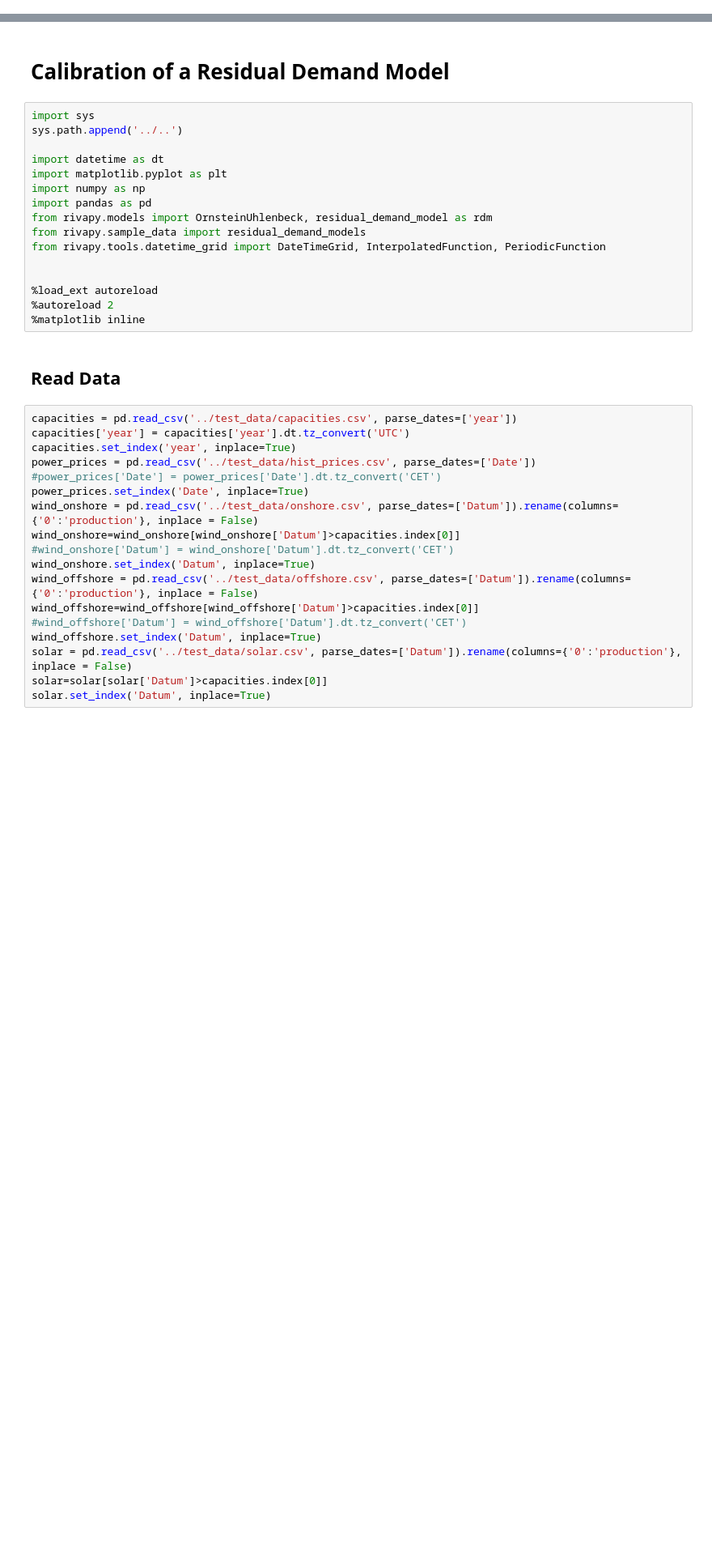
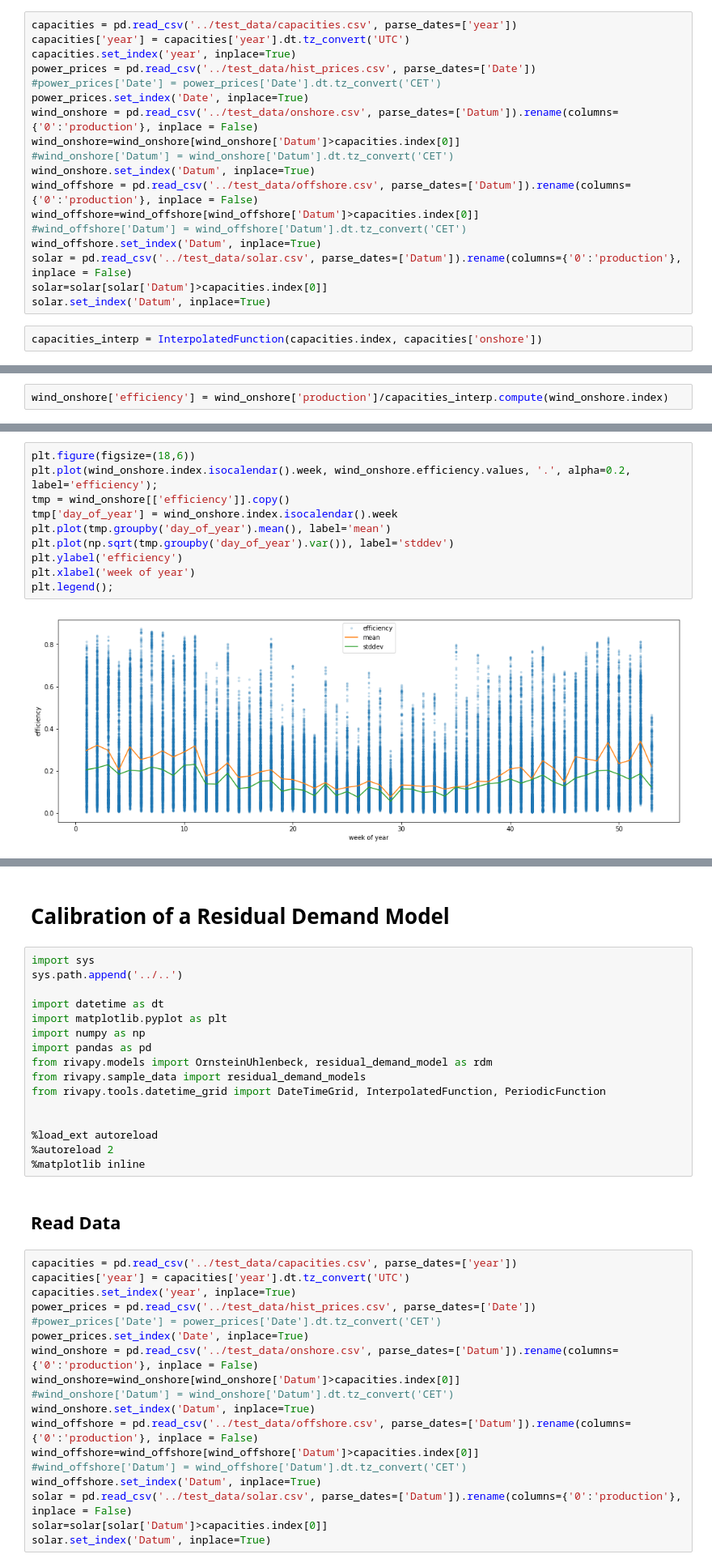
Before and after one commit to pikki622/RiVaPy, a Jupyter notebook: notebooks/models/calibration_residual_demand_model.ipynb, the cells around one changed output, grey strips where cells are left out. Shown at 81% size. Drawn from its saved outputs; the diff is of its cells as text; blank space fills up the shorter version.

```diff
--- a/notebooks/models/calibration_residual_demand_model.ipynb
+++ b/notebooks/models/calibration_residual_demand_model.ipynb
@@ -0,0 +21,20 @@
+# %%
+capacities = pd.read_csv('../test_data/capacities.csv', parse_dates=['year'])
+capacities['year'] = capacities['year'].dt.tz_convert('UTC')
+capacities.set_index('year', inplace=True)
+power_prices = pd.read_csv('../test_data/hist_prices.csv', parse_dates=['Date'])
+#power_prices['Date'] = power_prices['Date'].dt.tz_convert('CET')
+power_prices.set_index('Date', inplace=True)
+wind_onshore = pd.read_csv('../test_data/onshore.csv', parse_dates=['Datum']).rename(columns={'0':'production'}, inplace = False)
+wind_onshore=wind_onshore[wind_onshore['Datum']>capacities.index[0]]
+#wind_onshore['Datum'] = wind_onshore['Datum'].dt.tz_convert('CET')
+wind_onshore.set_index('Datum', inplace=True)
+wind_offshore = pd.read_csv('../test_data/offshore.csv', parse_dates=['Datum']).rename(columns={'0':'production'}, inplace = False)
+wind_offshore=wind_offshore[wind_offshore['Datum']>capacities.index[0]]
+#wind_offshore['Datum'] = wind_offshore['Datum'].dt.tz_convert('CET')
+wind_offshore.set_index('Datum', inplace=True)
+solar = pd.read_csv('../test_data/solar.csv', parse_dates=['Datum']).rename(columns={'0':'production'}, inplace = False)
+solar=solar[solar['Datum']>capacities.index[0]]
+solar.set_index('Datum', inplace=True)
+# %%
+capacities_interp = InterpolatedFunction(capacities.index, capacities['onshore'])
@@ -0,0 +51,2 @@
+# %%
+wind_onshore['efficiency'] = wind_onshore['production']/capacities_interp.compute(wind_onshore.index)
@@ -0,0 +59,12 @@
+# %%
+plt.figure(figsize=(18,6))
+plt.plot(wind_onshore.index.isocalendar().week, wind_onshore.efficiency.values, '.', alpha=0.2, label='efficiency');
+tmp = wind_onshore[['efficiency']].copy()
+tmp['day_of_year'] = wind_onshore.index.isocalendar().week
+plt.plot(tmp.groupby('day_of_year').mean(), label='mean')
+plt.plot(np.sqrt(tmp.groupby('day_of_year').var()), label='stddev')
+plt.ylabel('efficiency')
+plt.xlabel('week of year')
+plt.legend();
+# %% [output]
+[figure, added]
```
Also changed, not shown: parts of 36 cells of this notebook.
